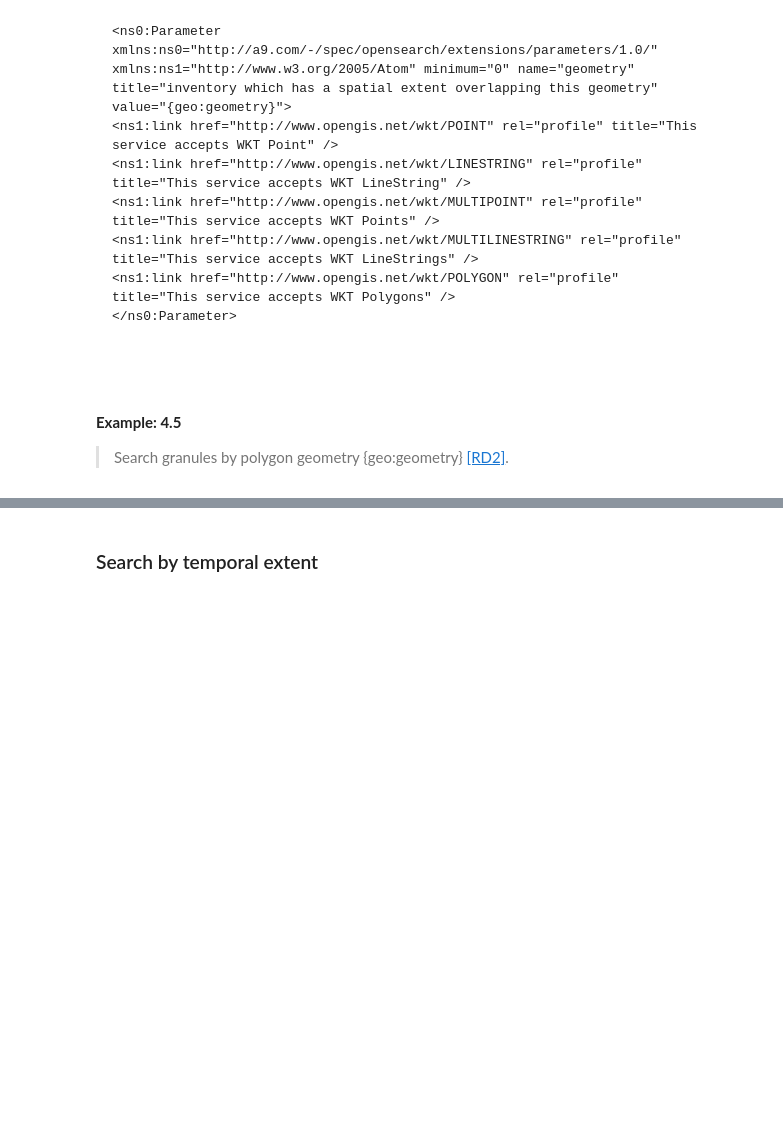
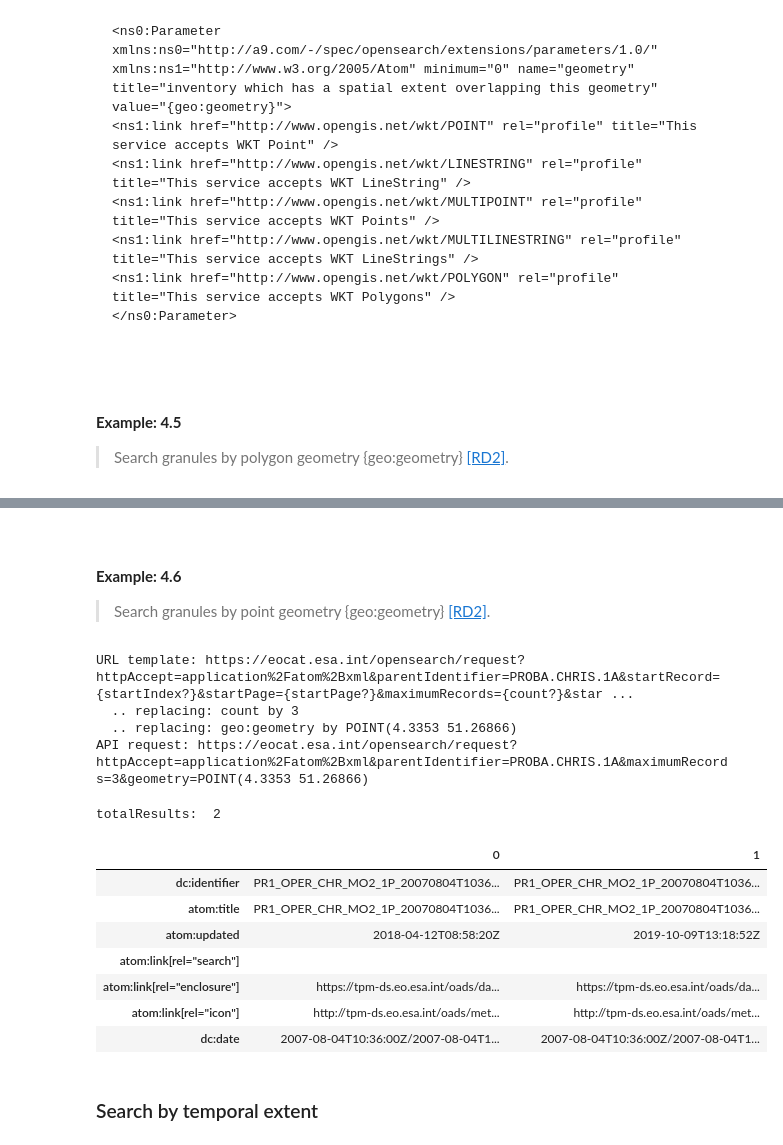
Before and after one commit to eovoc/eo-books, a Jupyter notebook: docs/opensearch.ipynb, the cells around one changed output, grey strips where cells are left out. Saved outputs shown, nothing was run; the diff lists cells and outputs as text; code cells hidden in the pictures; blank space fills up the shorter version.

Commit message:
Add files via upload
Multi-word search and point search added.  Various corrections.

````diff
--- a/docs/opensearch.ipynb
+++ b/docs/opensearch.ipynb
@@ -354,7 +352,6 @@ root = ElementTree.fromstring(response.text)
 ns = {'os': 'http://a9.com/-/spec/opensearch/1.1/'}
 collection_url_atom = root.find('os:Url[@rel="collection"][@type="application/atom+xml"]', ns)
 
-template = collection_url_atom.attrib['template']
-collection_template = template
-print('Collection search template: ', template)
+collection_template = collection_url_atom.attrib['template']
+collection_template
 # %% [output]
@@ -566,7 +563,7 @@ osquerystring = {}
 osquerystring['eo:platform'] = 'proba-1'
 osquerystring['count'] = '2'
 
-request_url = get_api_request(template, osquerystring)
+request_url = get_api_request(collection_template, osquerystring)
 response = requests.get(request_url, verify=bool(verify_ssl))
 
 xmlstr = minidom.parseString(response.text).toprettyxml(indent='   ', newl='')
@@ -1731,3 +1735,41 @@ totalResults:  10
+# %% [markdown]
+```{index} single: geo:geometry ; POINT
+```
+
+**Example: 4.6**
+>  Search granules by point geometry {geo:geometry} [[RD2]](#RD2).
+# %%
+osquerystring = {}
+osquerystring['count'] = '3'
+# Port of Antwerp
+osquerystring['geo:geometry'] = 'POINT(4.3353 51.26866)'
+
+request_url = get_api_request(template, osquerystring)
+response = requests.get(request_url, verify=bool(verify_ssl))
+
+root = ElementTree.fromstring(response.text)
+
+# extract total results
+el = root.find('{http://a9.com/-/spec/opensearch/1.1/}totalResults')
+print('totalResults: ', el.text)
+
+dataframe = load_dataframe(response)
+# dataframe.head(20)
+HTML(dataframe.transpose(copy=True).to_html(render_links=True, escape=False))
+# %% [output]
+URL template: https://eocat.esa.int/opensearch/request?httpAccept=application%2Fatom%2Bxml&parentIdentifier=PROBA.CHRIS.1A&startRecord={startIndex?}&startPage={startPage?}&maximumRecords={count?}&star ...
+  .. replacing: count by 3
+  .. replacing: geo:geometry by POINT(4.3353 51.26866)
+API request: https://eocat.esa.int/opensearch/request?httpAccept=application%2Fatom%2Bxml&parentIdentifier=PROBA.CHRIS.1A&maximumRecords=3&geometry=POINT(4.3353 51.26866)
+totalResults:  2
+|  | 0 | 1 |
+| dc:identifier | PR1_OPER_CHR_MO2_1P_20070804T1036... | PR1_OPER_CHR_MO2_1P_20070804T1036... |
+| atom:title | PR1_OPER_CHR_MO2_1P_20070804T1036... | PR1_OPER_CHR_MO2_1P_20070804T1036... |
+| atom:updated | 2018-04-12T08:58:20Z | 2019-10-09T13:18:52Z |
+| atom:link[rel="search"] |  |  |
+| atom:link[rel="enclosure"] | https://tpm-ds.eo.esa.int/oads/da... | https://tpm-ds.eo.esa.int/oads/da... |
+| atom:link[rel="icon"] | http://tpm-ds.eo.esa.int/oads/met... | http://tpm-ds.eo.esa.int/oads/met... |
+| dc:date | 2007-08-04T10:36:00Z/2007-08-04T1... | 2007-08-04T10:36:00Z/2007-08-04T1... |
 # %% [markdown]
 <a name='granule-search-by-temporal-extent'></a>
 ### Search by temporal extent
````
Also changed, not shown: parts of 38 cells of this notebook.
